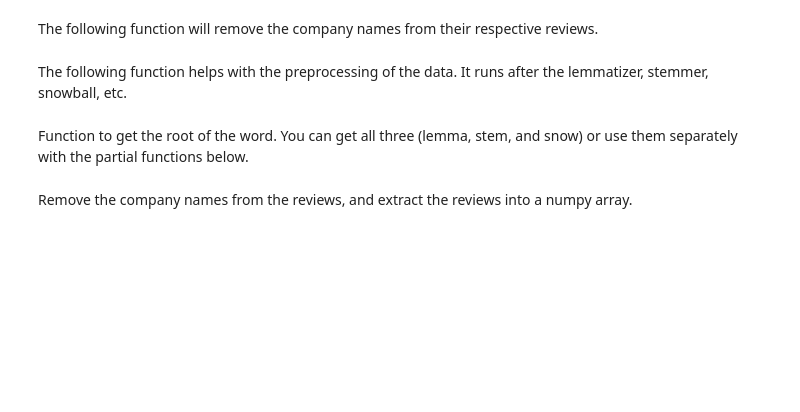
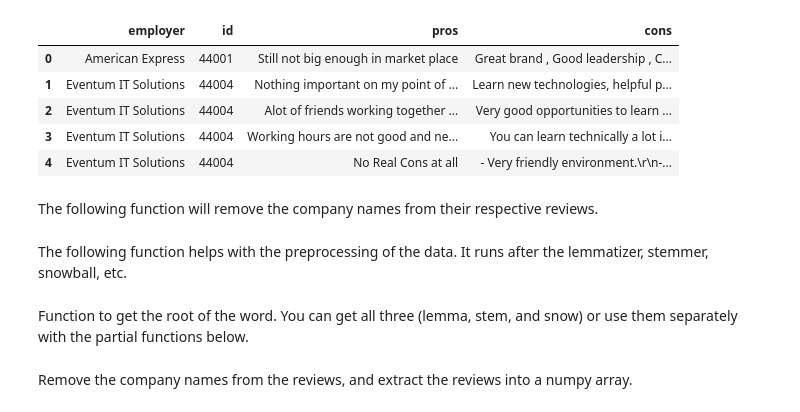
Before and after one commit to ramonprz01/koolture, a Jupyter notebook: testing/02_parallel.ipynb, the cells around one changed output. Cells and saved outputs as stored; diff of their text form; code cells hidden in the pictures; blank space fills up the shorter version.

```diff
--- a/testing/02_parallel.ipynb
+++ b/testing/02_parallel.ipynb
@@ -26,3 +26,13 @@ netflix_df = pd.read_pickle("Netflix_Data")
+# %%
+df = pd.read_csv('clean_gs.csv')
+df.head()
+# %% [output]
+|  | employer | id | pros | cons |
+| 0 | American Express | 44001 | Still not big enough in market place | Great brand , Good leadership , C... |
+| 1 | Eventum IT Solutions | 44004 | Nothing important on my point of ... | Learn new technologies, helpful p... |
+| 2 | Eventum IT Solutions | 44004 | Alot of friends working together ... | Very good opportunities to learn ... |
+| 3 | Eventum IT Solutions | 44004 | Working hours are not good and ne... | You can learn technically a lot i... |
+| 4 | Eventum IT Solutions | 44004 | No Real Cons at all | - Very friendly environment.\r\n-... |
 # %% [markdown]
 The following function will remove the company names from their respective reviews.
 # %%
```
Also changed, not shown: parts of 44 cells of this notebook.
